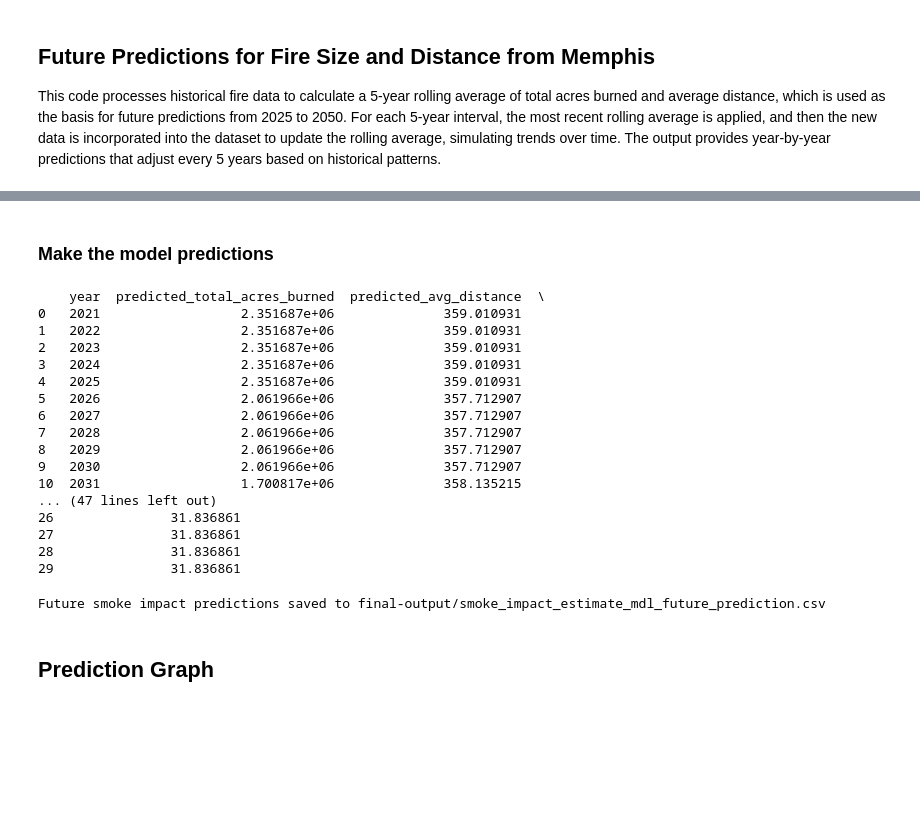
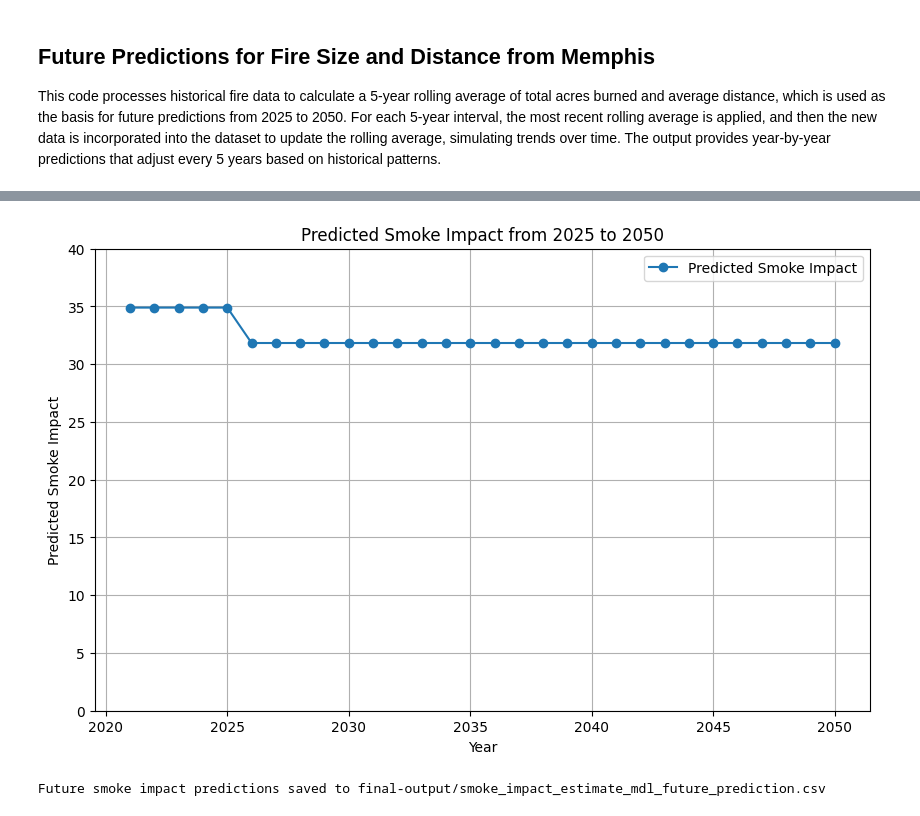
Before and after one commit to debsubdavis/data512-project, a Jupyter notebook: 01_smoke_impact_estimate_model/stage4_model_predictions.ipynb, the cells around one changed output, grey strips where cells are left out. Drawn from its saved outputs; the diff is of its cells as text; code cells hidden in the pictures; blank space fills up the shorter version.

```diff
--- a/01_smoke_impact_estimate_model/stage4_model_predictions.ipynb
+++ b/01_smoke_impact_estimate_model/stage4_model_predictions.ipynb
@@ -81,24 +133,0 @@ plt.show()
-# %%
-# Read the CSV file
-df = pd.read_csv(NORM_WT_FTRS_INPUT_PATH)
-
-
-# Set the variables from the DataFrame values
-acres_weight = df.at[0, "acres_weight"]
-dist_weight = df.at[0, "dist_weight"]
-max_acres_burned = df.at[0, "max_total_acres_burned"]
-
-# Convert to the appropriate data type if needed
-acres_weight = float(acres_weight)
-dist_weight = float(dist_weight)
-max_acres_burned = float(max_acres_burned)
-
-
-print(f'max_acres_burned: {max_acres_burned}, acres_weight: {acres_weight}, dist_weight: {dist_weight}')
-
-max_distance = 650
-
-# Normalize and rename the future prediction features
-filtered_yearly_fire_data['total_acres_burned_normalized'] = filtered_yearly_fire_data['total_acres_burned_sum'] / max_acres_burned
-
-filtered_yearly_fire_data['distance_normalized'] = filtered_yearly_fire_data['avg_distance'] / max_distance
@@ -291,27 +250,18 @@ max_acres_burned: 4859569.981645179, acres_weight: 1.0, dist_weight: 1.0
-# %% [markdown]
-### Make the model predictions
-# %%
-# Predict smoke impact for each year using the model
-future_predictions['predicted_smoke_impact'] = model.predict(X_future)
-
-# Display the predictions for smoke impact from 2025 to 2050
-print(future_predictions[['year', 'predicted_total_acres_burned', 'predicted_avg_distance', 'predicted_smoke_impact']])
-# %% [output]
-    year  predicted_total_acres_burned  predicted_avg_distance  \
-0   2021                  2.351687e+06              359.010931
-1   2022                  2.351687e+06              359.010931
-2   2023                  2.351687e+06              359.010931
-3   2024                  2.351687e+06              359.010931
-4   2025                  2.351687e+06              359.010931
-5   2026                  2.061966e+06              357.712907
-6   2027                  2.061966e+06              357.712907
-7   2028                  2.061966e+06              357.712907
-8   2029                  2.061966e+06              357.712907
-9   2030                  2.061966e+06              357.712907
-10  2031                  1.700817e+06              358.135215
-... (47 lines left out)
-26               31.836861
-27               31.836861
-28               31.836861
-29               31.836861
+# %%
+# %%
+# Plot predicted smoke impact
+plt.figure(figsize=(10, 6))
+plt.plot(future_predictions['year'], future_predictions['predicted_smoke_impact'], label='Predicted Smoke Impact', linestyle='-', marker='o')
+
+# Add titles and labels
+plt.title('Predicted Smoke Impact from 2025 to 2050')
+plt.xlabel('Year')
+plt.ylabel('Predicted Smoke Impact')
+plt.ylim(0, 40)  # Set y-axis to start at 0
+plt.grid(True)
+plt.legend()
+# Display the plot
+plt.show()
+# %% [output]
+[figure, added]
 # %%
@@ -320,5 +272,3 @@ future_predictions.to_csv(FUTURE_PREDS_OUTPUT_PATH, index=False)
 print(f"Future smoke impact predictions saved to {FUTURE_PREDS_OUTPUT_PATH}")
 # %% [output]
 Future smoke impact predictions saved to final-output/smoke_impact_estimate_mdl_future_prediction.csv
-# %% [markdown]
-## Prediction Graph
```
Also changed, not shown: parts of 27 cells of this notebook, 3 other files.
